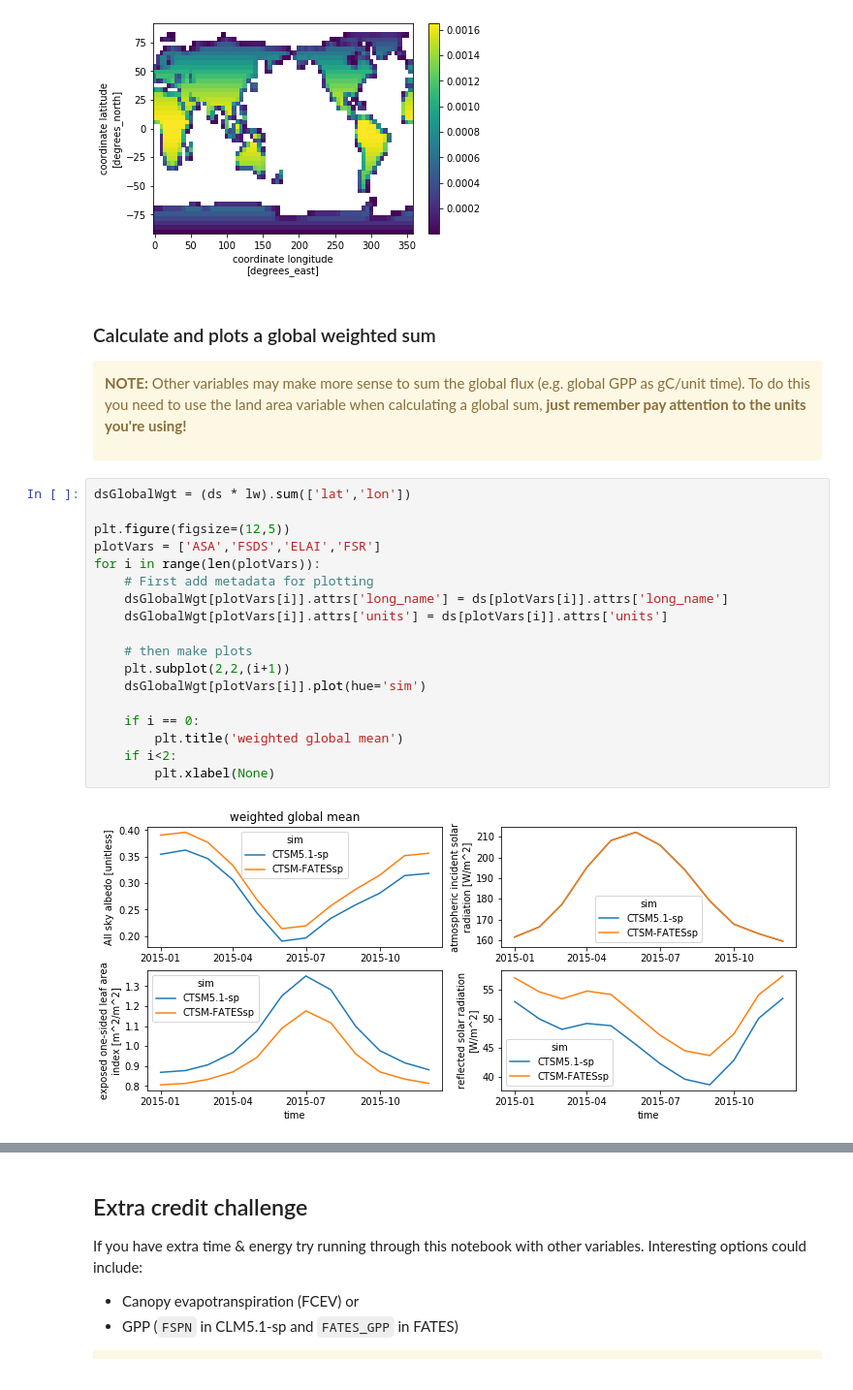
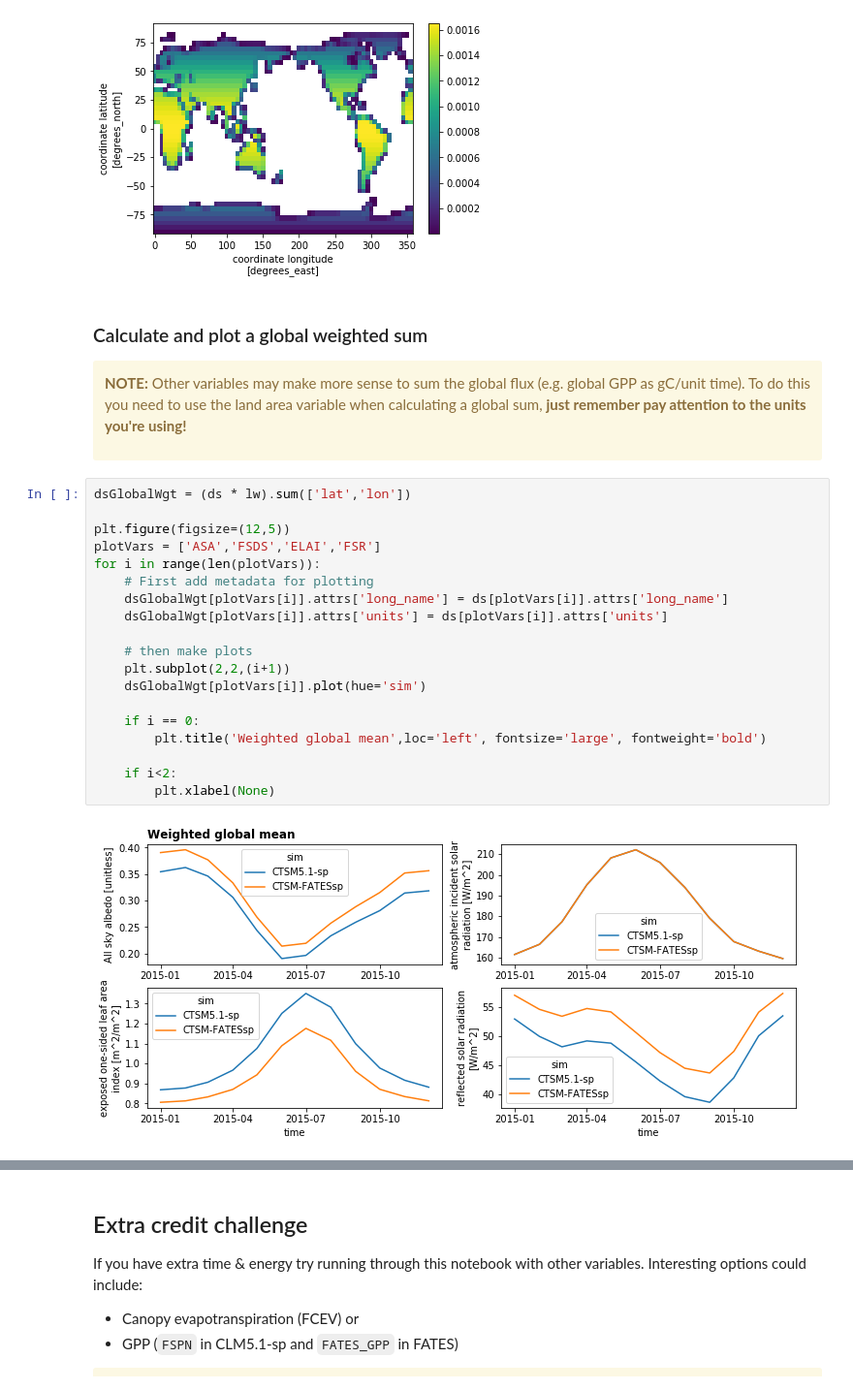
Before and after one commit to NCAR/CTSM-Tutorial, a Jupyter notebook: notebooks/Day1b_GlobalVisualization.ipynb, the cells around one changed output, grey strips where cells are left out. Shown: that part at 97% size. Cells and saved outputs as stored; diff of their text form.

```diff
--- a/notebooks/Day1b_GlobalVisualization.ipynb
+++ b/notebooks/Day1b_GlobalVisualization.ipynb
@@ -317,7 +318,7 @@ lw.plot() ;
 # %% [output]
 [figure]
 # %% [markdown]
-### Calculate and plots a global weighted sum
+### Calculate and plot a global weighted sum
 <div class="alert alert-block alert-warning">
 
 <b>NOTE:</b>  Other variables may make more sense to sum the global flux (e.g. global GPP as gC/unit time).  To do this you need to use the land area variable when calculating a global sum, <b>just remember pay attention to the units you're using!</b>
@@ -326,20 +327,21 @@ lw.plot() ;
 # %%
 dsGlobalWgt = (ds * lw).sum(['lat','lon'])
 
 plt.figure(figsize=(12,5))
 plotVars = ['ASA','FSDS','ELAI','FSR']
 for i in range(len(plotVars)):
     # First add metadata for plotting
     dsGlobalWgt[plotVars[i]].attrs['long_name'] = ds[plotVars[i]].attrs['long_name']
     dsGlobalWgt[plotVars[i]].attrs['units'] = ds[plotVars[i]].attrs['units']
 
     # then make plots
     plt.subplot(2,2,(i+1))
     dsGlobalWgt[plotVars[i]].plot(hue='sim')
 
     if i == 0:
-        plt.title('weighted global mean')
+        plt.title('Weighted global mean',loc='left', fontsize='large', fontweight='bold')
+
     if i<2:
         plt.xlabel(None)
 # %% [output]
-[figure, old version]
+[figure, new version]
```
Also changed, not shown: parts of 8 cells of this notebook.
